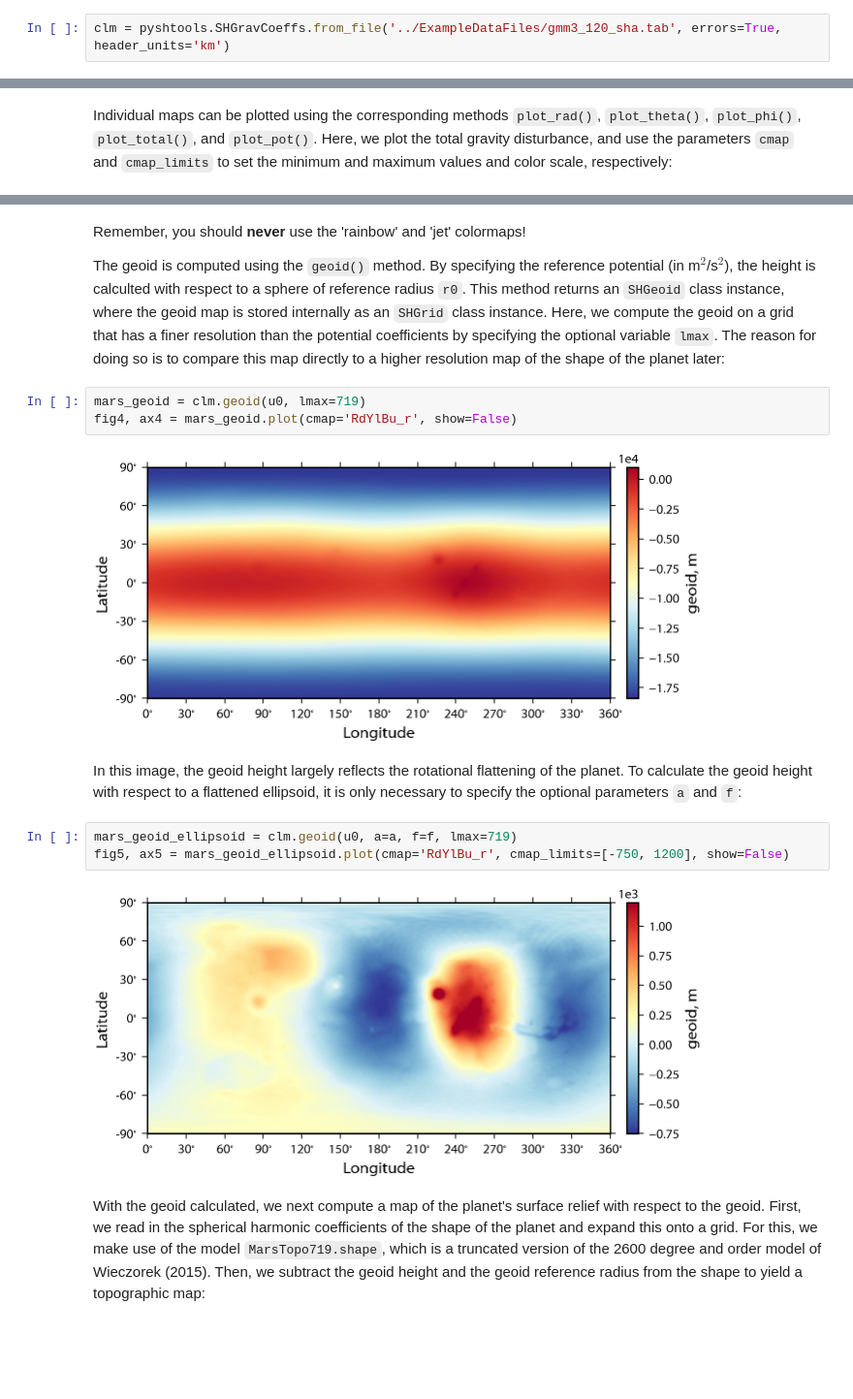
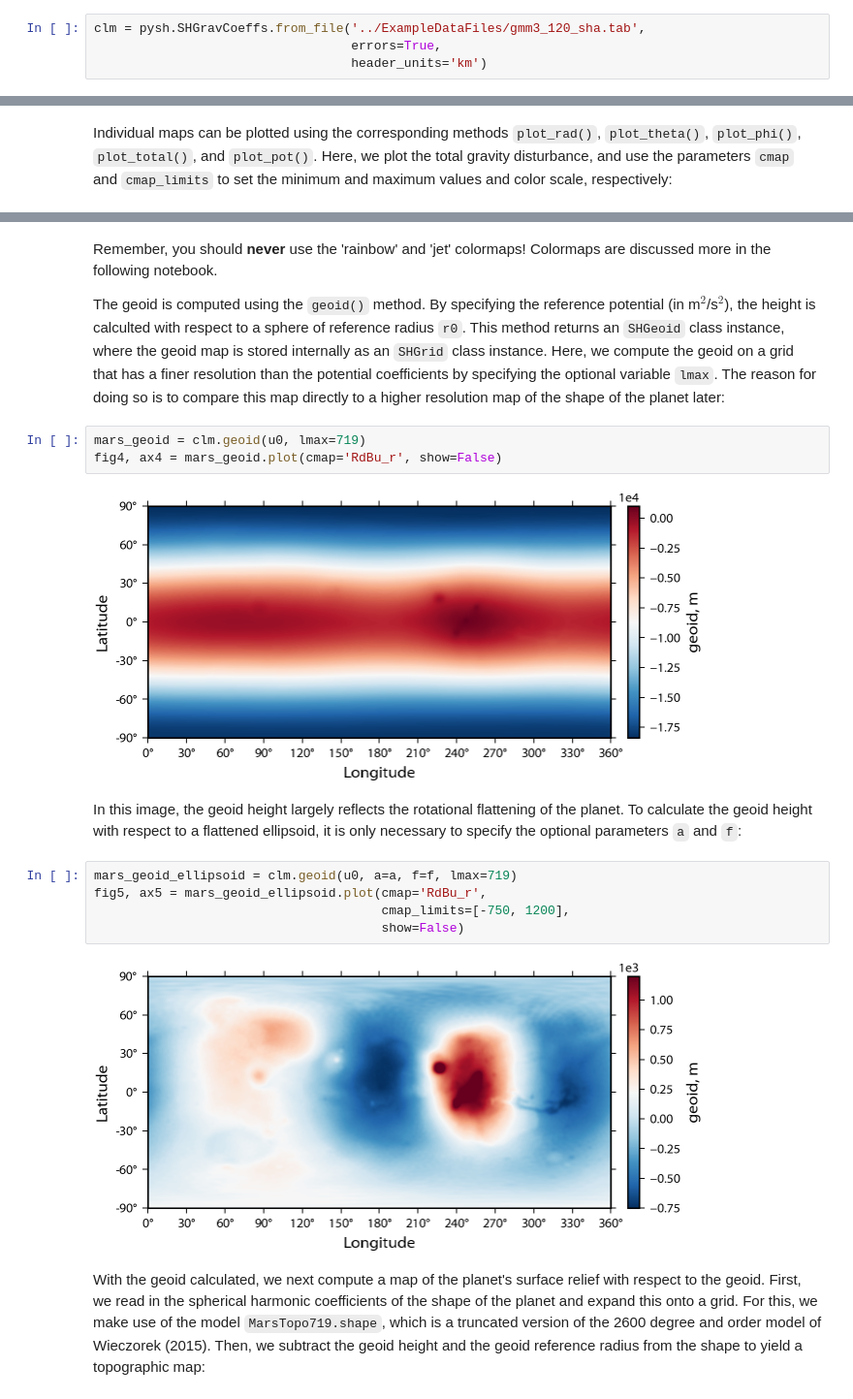
Before and after one commit to SHTOOLS/SHTOOLS, a Jupyter notebook: examples/notebooks/Introduction-3.ipynb, the cells around one changed output, grey strips where cells are left out. Shown at 97% size. Cells and saved outputs as stored; diff of their text form; blank space fills up the shorter version.

```diff
--- a/examples/notebooks/Introduction-3.ipynb
+++ b/examples/notebooks/Introduction-3.ipynb
@@ -29,7 +27,9 @@ Unlike `SHCoeffs`, when initializing an `SHGravCoeffs` class instance, it is nec
 
 We start by reading the gravitational potential coefficients and errors for the planet Mars. We make use of the model GMM-3 of Genova et al. (2016), where `r0` and `gm` are set by the first two elements of the file's header line. If the file didn't contain a header with this information, these parameters could be specified explicitly by using the keywords `gm` and `r0`. We note that the header line of this file uses units of kilometers instead of meters, so we convert the values in the header to meters by specifiying `header_units='km'`:
 # %%
-clm = pyshtools.SHGravCoeffs.from_file('../ExampleDataFiles/gmm3_120_sha.tab', errors=True, header_units='km')
+clm = pysh.SHGravCoeffs.from_file('../ExampleDataFiles/gmm3_120_sha.tab',
+                                  errors=True,
+                                  header_units='km')
 # %% [markdown]
 We can inspect this class instance by using the `info()` method, by `print(clm)`, or simply by entering the name of the class instance at the prompt:
 # %%
@@ -80,19 +82,21 @@ fig3, ax3 = grav.plot_total(cmap='RdYlBu_r', cmap_limits=[-400, 600], show=False
 # %% [markdown]
-Remember, you should **never** use the 'rainbow' and 'jet' colormaps!
+Remember, you should **never** use the 'rainbow' and 'jet' colormaps! Colormaps are discussed more in the following notebook.
 
 The geoid is computed using the `geoid()` method. By specifying the reference potential (in m$^2$/s$^2$), the height is calculted with respect to a sphere of reference radius `r0`. This method returns an `SHGeoid` class instance, where the geoid map is stored internally as an `SHGrid` class instance. Here, we compute the geoid on a grid that has a finer resolution than the potential coefficients by specifying the optional variable `lmax`. The reason for doing so is to compare this map directly to a higher resolution map of the shape of the planet later:
 # %%
 mars_geoid = clm.geoid(u0, lmax=719)
-fig4, ax4 = mars_geoid.plot(cmap='RdYlBu_r', show=False)
+fig4, ax4 = mars_geoid.plot(cmap='RdBu_r', show=False)
 # %% [output]
-[figure, old version]
+[figure, new version]
 # %% [markdown]
 In this image, the geoid height largely reflects the rotational flattening of the planet. To calculate the geoid height with respect to a flattened ellipsoid, it is only necessary to specify the optional parameters `a` and `f`:
 # %%
 mars_geoid_ellipsoid = clm.geoid(u0, a=a, f=f, lmax=719)
-fig5, ax5 = mars_geoid_ellipsoid.plot(cmap='RdYlBu_r', cmap_limits=[-750, 1200], show=False)
+fig5, ax5 = mars_geoid_ellipsoid.plot(cmap='RdBu_r',
+                                      cmap_limits=[-750, 1200],
+                                      show=False)
 # %% [output]
-[figure, old version]
+[figure, new version]
 # %% [markdown]
 With the geoid calculated, we next compute a map of the planet's surface relief with respect to the geoid. First, we read in the spherical harmonic coefficients of the shape of the planet and expand this onto a grid. For this, we make use of the model `MarsTopo719.shape`, which is a truncated version of the 2600 degree and order model of Wieczorek (2015). Then, we subtract the geoid height and the geoid reference radius from the shape to yield a topographic map:
 # %%
```
Also changed, not shown: parts of 15 cells of this notebook, 26 other files.
